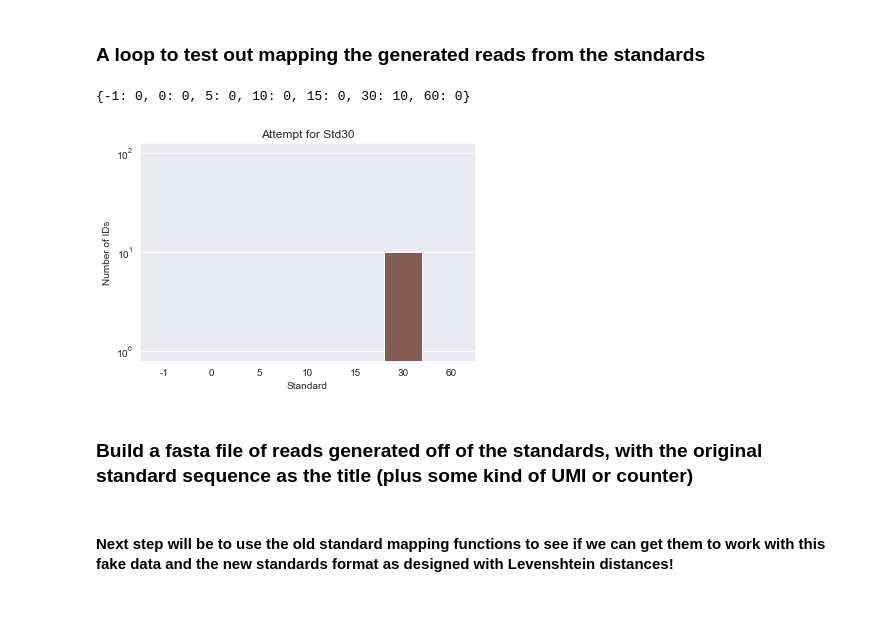
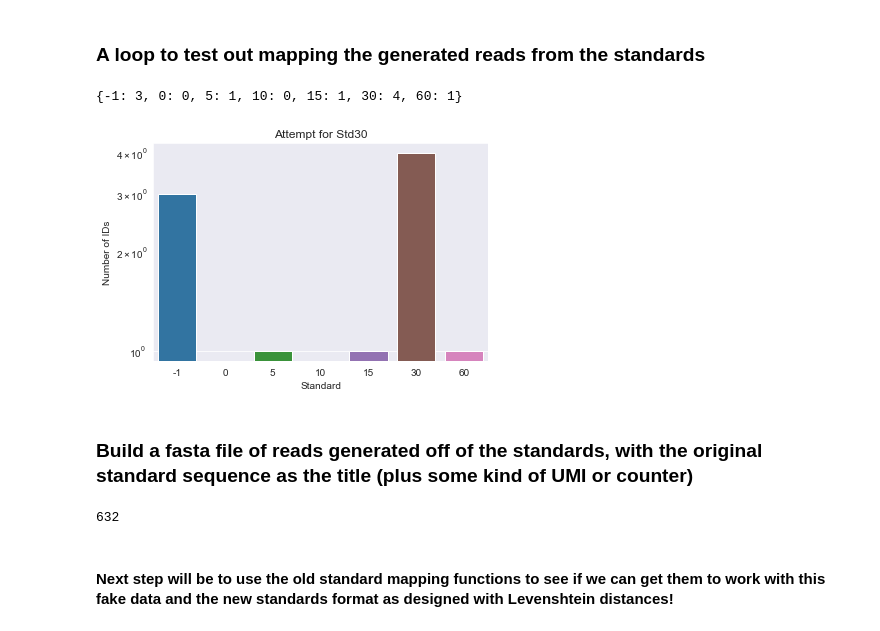
Before and after one commit to MViscardi-UCSC/nanoporePipelineScripts, a Jupyter notebook: standardsAlignment/generatingFakeReadsForTesting.ipynb, the cells around one changed output. Drawn from its saved outputs; the diff is of its cells as text; code cells hidden in the pictures.

```diff
--- a/standardsAlignment/generatingFakeReadsForTesting.ipynb
+++ b/standardsAlignment/generatingFakeReadsForTesting.ipynb
@@ -164,7 +188,7 @@ iterator = tqdm(range(number_of_iterations))
 for i in iterator:
     if not quiet:
         print(f"Generated Standard #{i+1:0>2}:")
-    generated_seq = sequence_subindel_creater(finalStandards_dict[standard_to_fake][0],
+    generated_seq, trunc = sequence_subindel_creater(finalStandards_dict[standard_to_fake][0],
                                               insert_prob=insert_prob_quick,
                                               delete_prob=delete_prob_quick,
                                               sub_prob=sub_prob_quick,
@@ -175,67 +199,81 @@ for i in iterator:
             print("No hits")
         generated_seq_identification[-1] += 1
     for hit_obj, (contig, is_primary) in hits.items():
         if hit_obj.ctg != standard_to_fake and hit_obj.is_primary == 1:
             contig_hit = int(hit_obj.ctg[19:21])
             generated_seq_identification[contig_hit] += 1
             if not quiet:
                 print(f"Primary: {int(hit_obj.is_primary)}, MAPQ: {hit_obj.mapq:>2}, Mismatches: {hit_obj.NM:>2}, Maps: {hit_obj.mlen:>2}, Contig: {contig_hit}nt Tail")
                 print_mappy_hit_alignment(hit_obj, generated_seq, aligner.seq(hit_obj.ctg), line_print_width=50)
             for hit_obj, (contig, is_primary) in hits.items():
                 contig_hit = int(hit_obj.ctg[19:21])
                 if not quiet:
                     print(f"Primary: {int(hit_obj.is_primary)}, MAPQ: {hit_obj.mapq:>2}, Mismatches: {hit_obj.NM:>2}, Maps: {hit_obj.mlen:>2}, Contig: {contig_hit}nt Tail")
                 if contig == standard_to_fake and not quiet:
                     pass # print_mappy_hit_alignment(hit_obj, generated_seq, aligner.seq(hit_obj.ctg), line_print_width=50)
         elif hit_obj.ctg == standard_to_fake and hit_obj.is_primary == 1:
             contig_hit = int(hit_obj.ctg[19:21])
             generated_seq_identification[contig_hit] += 1
             if not quiet:
                 print("\tAccurate Match.")
 pprint(generated_seq_identification)
 # x_and_y = [(str(key), value) for key, value in generated_seq_identification.items()]
 # x, y = zip(*x_and_y)
 # ended up note using the above code, but I thought it was a cute solution
 my_df = pd.DataFrame(generated_seq_identification.items())
 ax = sea.barplot(x=0, y=1, data=my_df)
 ax.set(xlabel = 'Standard', ylabel='Number of IDs', title=f'Attempt for Std{standard_to_fake[19:21]}',
        yscale='log')
 plt.show()
 # %% [output]
-{-1: 0, 0: 0, 5: 0, 10: 0, 15: 0, 30: 10, 60: 0}
+{-1: 3, 0: 0, 5: 1, 10: 0, 15: 1, 30: 4, 60: 1}
-[figure, old version]
+[figure, new version]
 # %% [markdown]
 ### Build a fasta file of reads generated off of the standards, with the original standard sequence as the title (plus some kind of UMI or counter)
 # %%
 # Change these values to effect the generated fasta:
 ####################################################
 standards_to_use = [0, 5, 10, 15, 30, 60]
-number_of_entries_in_fasta = 1000
-insert_prob_quick, delete_prob_quick, sub_prob_quick = 0.01, 0.01, 0.05
+number_of_entries_in_fasta = 5000
+
+insert_prob_quick = 0.01
+delete_prob_quick = 0.01
+sub_prob_quick = 0.05
+upseq_trunc_prob_quick = 0.0001
+downseq_trunc_prob_quick = 0.0001
+
+
 indel_size_factor_quick = 1
-output_file_name = f"{get_dt(for_file=True)}_generatedRNAStdsReads.fasta"
+output_file_name = f"{get_dt(for_file=True)}_generatedRNAStdsReads_withTruncations.fasta"
 save_output = True
 # ^This is inversely related to the propensity for larger and larger indels!
 ####################################################
 
 fasta_storage_dict = {}
+truncated_count = 0
 iterator = tqdm(range(number_of_entries_in_fasta))
 with open(output_file_name, 'w') as output_fasta:
     for i in iterator:
         template_standard_size = random.choice(standards_to_use)
         template_standard = f"ENO2_finalStandard_{template_standard_size:0>2}Tail"
         entry_num = f"{i+1:0>{1+int(np.ceil(np.log10(number_of_entries_in_fasta)))}}"
-        generated_seq = sequence_subindel_creater(finalStandards_dict[template_standard][0],
+        generated_seq, trunc_info = sequence_subindel_creater(finalStandards_dict[template_standard][0],
                                                   insert_prob=insert_prob_quick,
                                                   delete_prob=delete_prob_quick,
                                                   sub_prob=sub_prob_quick,
-                                                  indel_size_factor=indel_size_factor_quick)[:]
-        seq_id = f"RNAStd{template_standard_size:0>2}.N{entry_num} template={template_standard} entry_number={entry_num}"
+                                                  indel_size_factor=indel_size_factor_quick,
+                                                  upseq_truncate_prob=upseq_trunc_prob_quick,
+                                                  downseq_truncate_prob=downseq_trunc_prob_quick)[:]
+        truncated_count += trunc_info[0]
+        seq_id = f"RNAStd{template_standard_size:0>2}.N{entry_num} template={template_standard} entry_number={entry_num} truncated={trunc_info[0]} truncated_pos={trunc_info[1]} truncated_dir={trunc_info[2]}"
         fasta_storage_dict[seq_id] = generated_seq
         file_line = f">{seq_id}\n{textwrap.fill(generated_seq, width=5000)}\n"
         if save_output:
             output_fasta.write(file_line)
         else:
             print(file_line)
+print(truncated_count)
+# %% [output]
+632
 # %% [markdown]
 #### **Next step will be to use the old standard mapping functions to see if we can get them to work with this fake data and the new standards format as designed with Levenshtein distances!**
```
Also changed, not shown: parts of 10 cells of this notebook, 10 other files.
